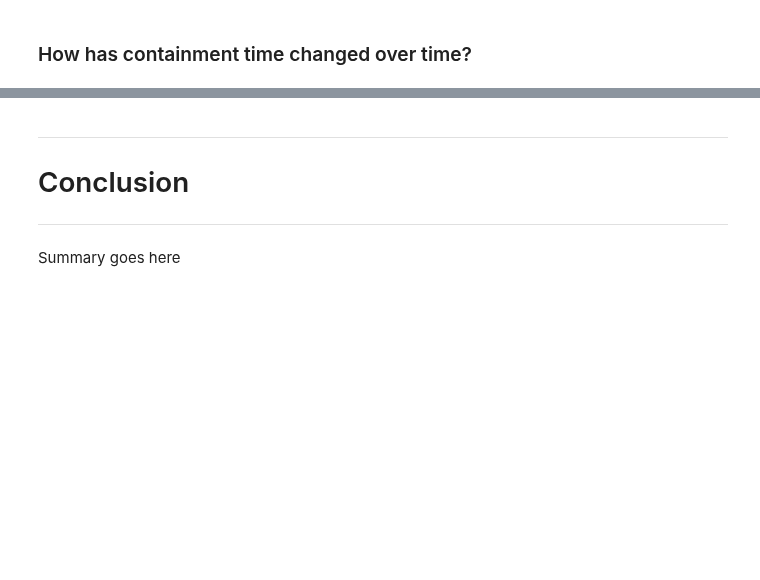
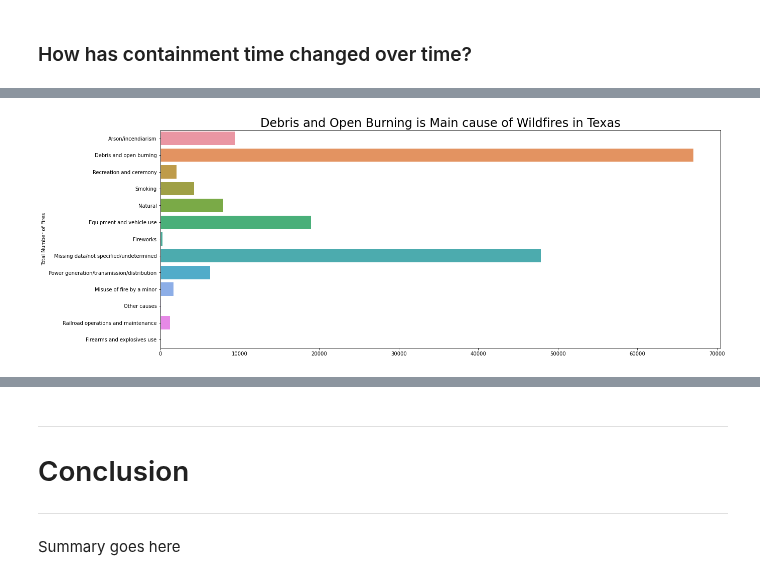
Before and after one commit to Dames-Researching-Flames/Sound-the-Alarm, a Jupyter notebook: Individual Works/Jeanettes_Workbook.ipynb, the cells around one changed output, grey strips where cells are left out. Cells and saved outputs as stored; diff of their text form; code cells hidden in the pictures; blank space fills up the shorter version.

```diff
--- a/Individual Works/Jeanettes_Workbook.ipynb
+++ b/Individual Works/Jeanettes_Workbook.ipynb
@@ -486,0 +560,11 @@ df[df.state == 'TX'].head()
+# %%
+# Let's look at how many fires Texas has had over the years
+plt.figure(figsize = (20,8))
+sns.countplot(data= texas , y= 'general_cause'  )
+plt.legend([],[], frameon=False)
+plt.xlabel('')
+plt.ylabel('Total Number of Fires')
+
+plt.title('Debris and Open Burning is Main cause of Wildfires in Texas', fontdict={'fontsize': 24});
+# %% [output]
+[figure, added]
```
Also changed, not shown: parts of 64 cells of this notebook, 1 other file.
